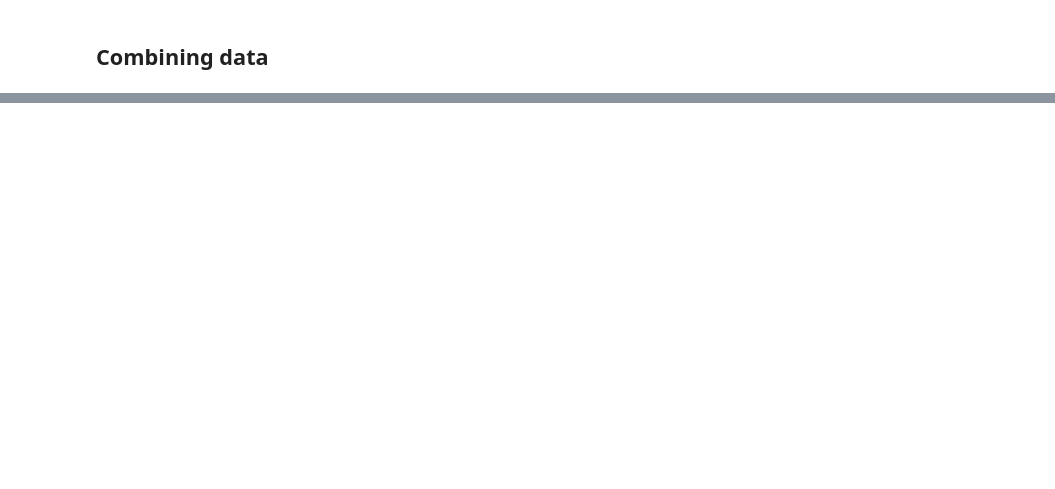
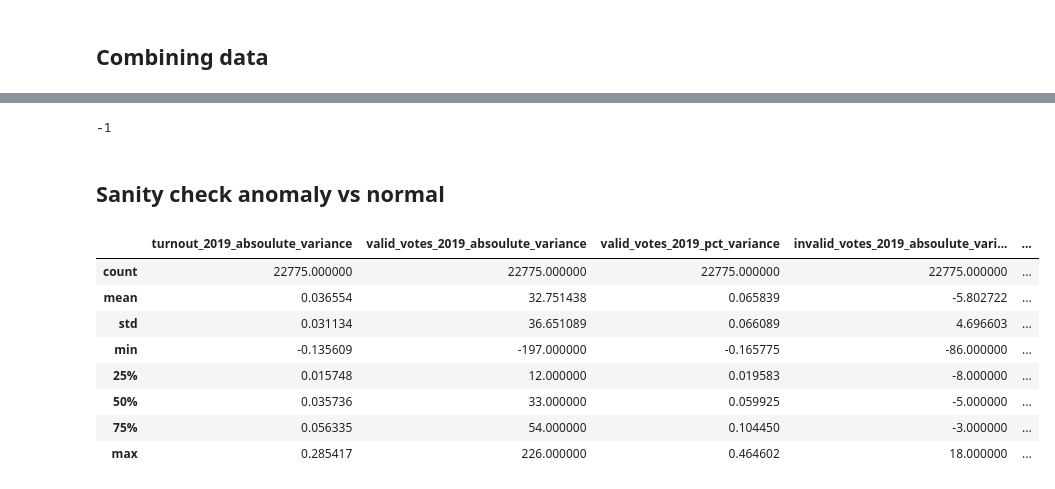
Before and after one commit to Jan-Majewski/Election_data, a Jupyter notebook: Election_outlier_analysis.ipynb, the cells around one changed output, grey strips where cells are left out. Saved outputs shown, nothing was run; the diff lists cells and outputs as text; code cells hidden in the pictures; blank space fills up the shorter version.

```diff
--- a/Election_outlier_analysis.ipynb
+++ b/Election_outlier_analysis.ipynb
@@ -341,0 +542,2 @@ df2020.shape
+# %%
+anomaly_arr=IF.predict(X)
@@ -341,0 +548,47 @@ df2020.shape
+# %%
+anomaly_arr.min()
+# %% [output]
+-1
+# %%
+df["is_anomaly"]=np.where(anomaly_arr==1,0,1)
+# %%
+df_norm=df.query("is_anomaly==0")
+df_outlier=df.query("is_anomaly==1")
+# %% [markdown]
+## Sanity check anomaly vs normal
+# %%
+sanity_check_columns=[
+
+       'turnout_2019_absoulute_variance',
+
+
+       'valid_votes_2019_absoulute_variance',
+       'valid_votes_2019_pct_variance',
+       'invalid_votes_2019_absoulute_variance',
+
+       'PiS_votes_2019_absoulute_variance',
+       'PiS_votes_2019_pct_variance',
+       'non_PiS_votes_2019_absoulute_variance',
+       'non_PiS_votes_2019_pct_variance',
+
+       'turnout_2015_absoulute_variance',
+
+       'valid_votes_2015_absoulute_variance',
+       'valid_votes_2015_pct_variance',
+       'invalid_votes_2015_absoulute_variance',
+       'PiS_votes_2015_absoulute_variance',
+       'PiS_votes_2015_pct_variance',
+        'non_PiS_votes_2015_absoulute_variance',
+       'non_PiS_votes_2015_pct_variance', ]
+# %%
+df_norm[sanity_check_columns].describe()
+# %% [output]
+|  | turnout_2019_absoulute_variance | valid_votes_2019_absoulute_variance | valid_votes_2019_pct_variance | invalid_votes_2019_absoulute_vari... | ... |
+| count | 22775.000000 | 22775.000000 | 22775.000000 | 22775.000000 | ... |
+| mean | 0.036554 | 32.751438 | 0.065839 | -5.802722 | ... |
+| std | 0.031134 | 36.651089 | 0.066089 | 4.696603 | ... |
+| min | -0.135609 | -197.000000 | -0.165775 | -86.000000 | ... |
+| 25% | 0.015748 | 12.000000 | 0.019583 | -8.000000 | ... |
+| 50% | 0.035736 | 33.000000 | 0.059925 | -5.000000 | ... |
+| 75% | 0.056335 | 54.000000 | 0.104450 | -3.000000 | ... |
+| max | 0.285417 | 226.000000 | 0.464602 | 18.000000 | ... |
```
Also changed, not shown: parts of 54 cells of this notebook.
